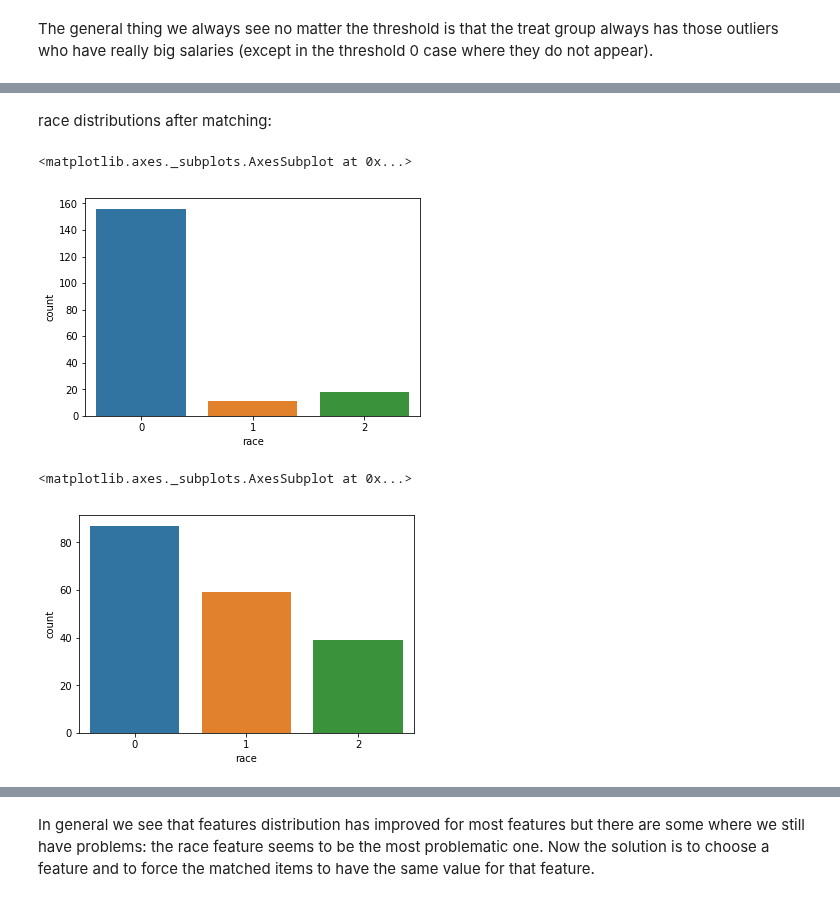
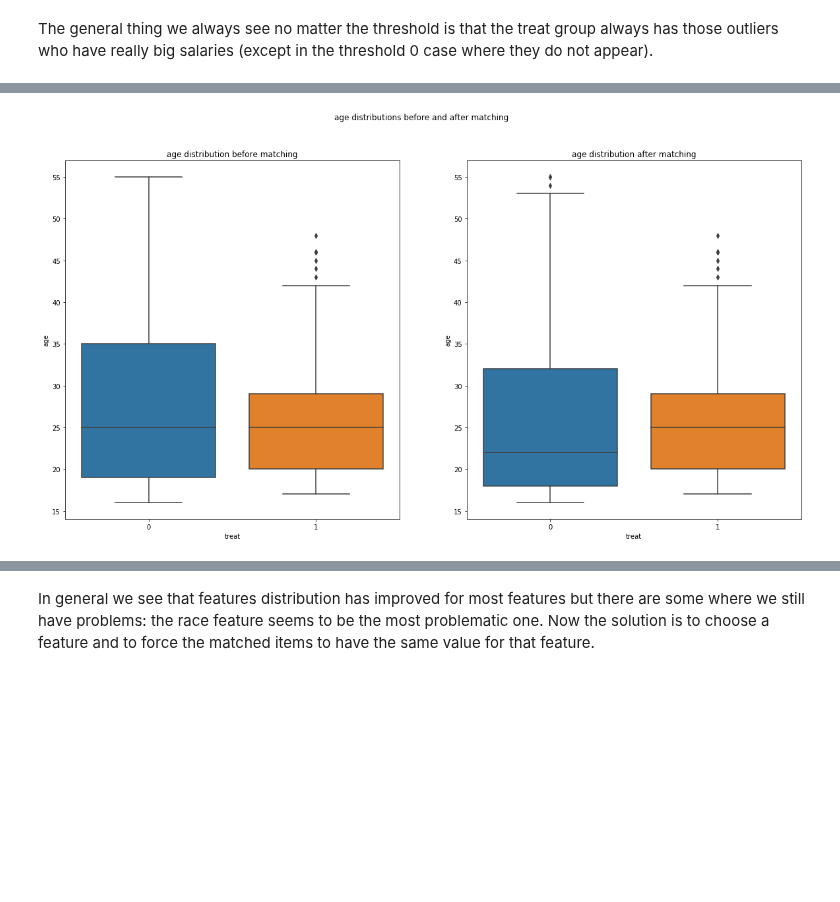
Before and after one commit to Victor-Palacios/epfl_ada, a Jupyter notebook: hw4/ex1.ipynb, the cells around one changed output, grey strips where cells are left out. Cells and saved outputs as stored; diff of their text form; code cells hidden in the pictures; blank space fills up the shorter version.

```diff
--- a/hw4/ex1.ipynb
+++ b/hw4/ex1.ipynb
@@ -465,12 +433,0 @@ sns.boxplot(x="treat", y="re74", data=lalonde_matched)
-# %% [markdown]
-race distributions after matching:
-# %%
-sns.countplot(x="race", data=lalonde_matched_treat)
-# %% [output]
-<matplotlib.axes._subplots.AxesSubplot at 0x...>
-[figure, removed]
-# %%
-sns.countplot(x="race", data=lalonde_matched_no_treat)
-# %% [output]
-<matplotlib.axes._subplots.AxesSubplot at 0x...>
-[figure, removed]
@@ -476,0 +457,4 @@ sns.countplot(x="race", data=lalonde_matched_no_treat)
+# %%
+compare_distributions("age")
+# %% [output]
+[figure, added]
```
Also changed, not shown: parts of 38 cells of this notebook.
